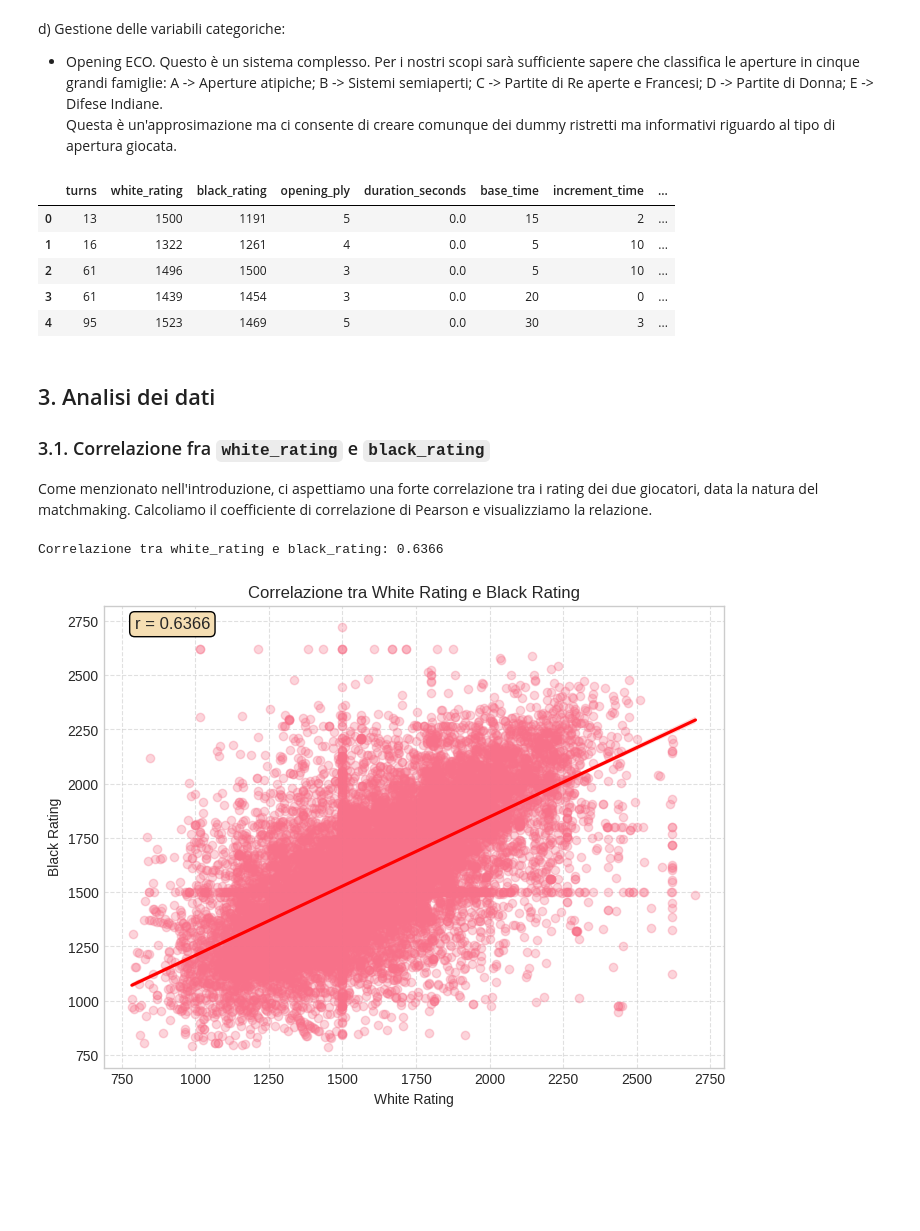
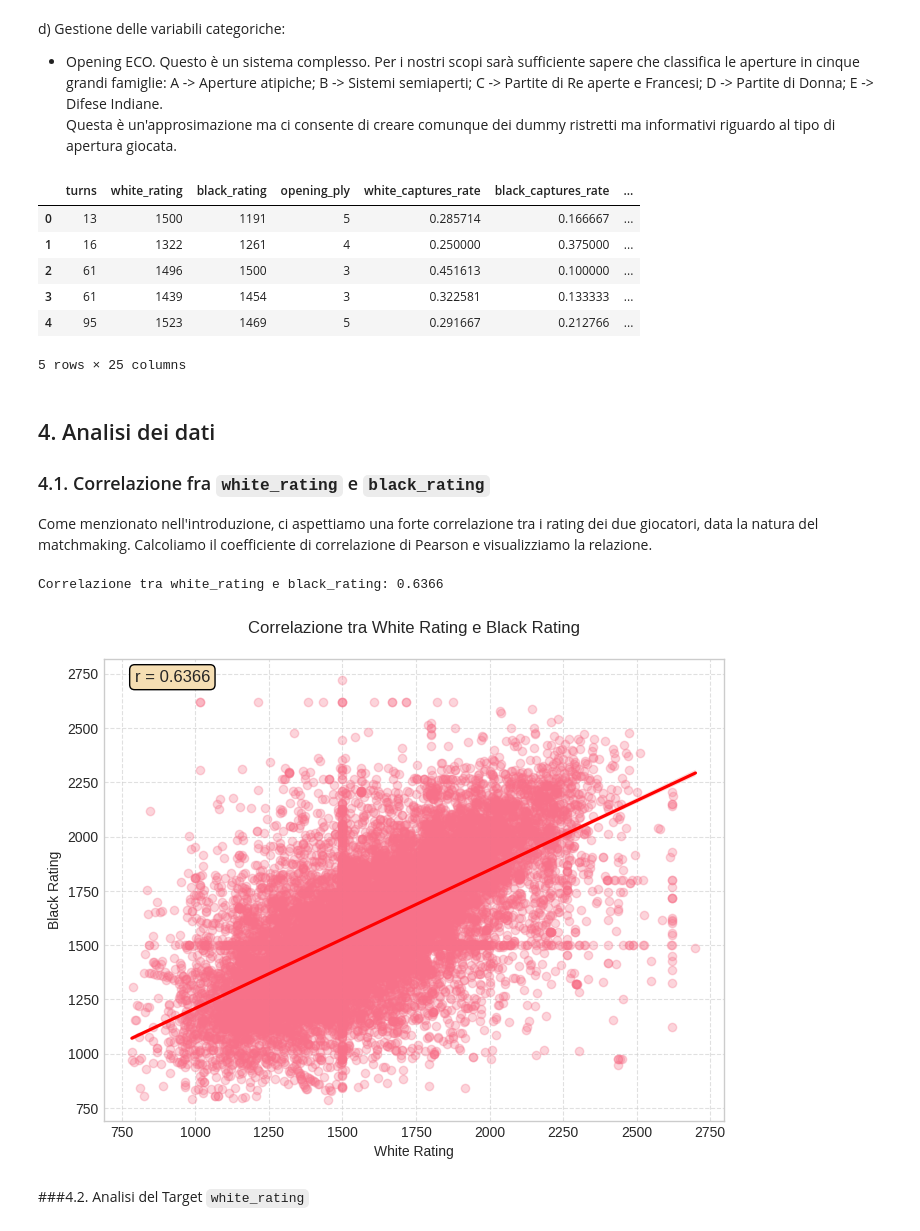
Before and after one commit to AndreaMorbello/Progetto-IA2, a Jupyter notebook: Notebooks/Notebook-IA2.ipynb, the cells around one changed output. Saved outputs shown, nothing was run; the diff lists cells and outputs as text; code cells hidden in the pictures; blank space fills up the shorter version.

Commit message:
Aggiunta nuove features estratte da moves e EDA

```diff
--- a/Notebooks/Notebook-IA2.ipynb
+++ b/Notebooks/Notebook-IA2.ipynb
@@ -96,0 +104,24 @@ Drive already mounted at /content/drive; to attempt to forcibly remount, call dr
+# %%
+moves = df_originale['moves']
+all_moves_split = moves.str.split()
+white_moves = all_moves_split.apply(lambda x: x[0::2])
+black_moves = all_moves_split.apply(lambda x: x[1::2])
+
+def calc_rate(moves_series, char):
+    """Calcola la frequenza di un carattere per mossa."""
+    counts = moves_series.apply(lambda x: sum(char in m for m in x))
+    return counts / moves_series.str.len()
+
+df['white_captures_rate'] = calc_rate(white_moves, 'x')
+df['black_captures_rate'] = calc_rate(black_moves, 'x')
+df['white_checks_rate'] = calc_rate(white_moves, '+')
+df['black_checks_rate'] = calc_rate(black_moves, '+')
+df['white_promotions_rate'] = calc_rate(white_moves, '=')
+df['black_promotions_rate'] = calc_rate(black_moves, '=')
+
+# Arrocco (ci basta controllare la presenza di O-O, arrocco corto, perché
+# O-O-O, arrocco lungo, ha O-O come sottostringa)
+df['white_castled'] = white_moves.apply(lambda x: int(any('O-O' in m for m in x)))
+df['black_castled'] = black_moves.apply(lambda x: int(any('O-O' in m for m in x)))
+
+df.head(5)
@@ -204,38 +262,41 @@ df = pd.get_dummies(df, columns=colonne_categoriali, dtype=int, drop_first=True)
 
 df.head()
 # %% [output]
-|  | turns | white_rating | black_rating | opening_ply | duration_seconds | base_time | increment_time | ... |
-| 0 | 13 | 1500 | 1191 | 5 | 0.0 | 15 | 2 | ... |
-| 1 | 16 | 1322 | 1261 | 4 | 0.0 | 5 | 10 | ... |
-| 2 | 61 | 1496 | 1500 | 3 | 0.0 | 5 | 10 | ... |
-| 3 | 61 | 1439 | 1454 | 3 | 0.0 | 20 | 0 | ... |
-| 4 | 95 | 1523 | 1469 | 5 | 0.0 | 30 | 3 | ... |
+|  | turns | white_rating | black_rating | opening_ply | white_captures_rate | black_captures_rate | ... |
+| 0 | 13 | 1500 | 1191 | 5 | 0.285714 | 0.166667 | ... |
+| 1 | 16 | 1322 | 1261 | 4 | 0.250000 | 0.375000 | ... |
+| 2 | 61 | 1496 | 1500 | 3 | 0.451613 | 0.100000 | ... |
+| 3 | 61 | 1439 | 1454 | 3 | 0.322581 | 0.133333 | ... |
+| 4 | 95 | 1523 | 1469 | 5 | 0.291667 | 0.212766 | ... |
+5 rows × 25 columns
 # %% [markdown]
-## 3. Analisi dei dati
+## 4. Analisi dei dati
 
-### 3.1. Correlazione fra `white_rating` e `black_rating`
+### 4.1. Correlazione fra `white_rating` e `black_rating`
 
 Come menzionato nell'introduzione, ci aspettiamo una forte correlazione tra i rating dei due giocatori, data la natura del matchmaking. Calcoliamo il coefficiente di correlazione di Pearson e visualizziamo la relazione.
 # %%
 import matplotlib.pyplot as plt
 import seaborn as sns
 
 correlation = df['white_rating'].corr(df['black_rating'])
 print(f"Correlazione tra white_rating e black_rating: {correlation:.4f}")
 
 plt.figure(figsize=(8, 6))
 sns.regplot(x='white_rating', y='black_rating', data=df,
             scatter_kws={'alpha': 0.3}, line_kws={'color': 'red'})
-plt.title('Correlazione tra White Rating e Black Rating')
+plt.title('Correlazione tra White Rating e Black Rating' + '\n')
 plt.xlabel('White Rating')
 plt.ylabel('Black Rating')
 
 plt.annotate(f'r = {correlation:.4f}', xy=(0.05, 0.95), xycoords='axes fraction',
              fontsize=12, bbox=dict(boxstyle='round', facecolor='wheat'))
 
 plt.grid(True, linestyle='--', alpha=0.6)
 plt.show()
 # %% [output]
 Correlazione tra white_rating e black_rating: 0.6366
-[figure, old version]
+[figure, new version]
+# %% [markdown]
+###4.2. Analisi del Target `white_rating`
 # %%
```
Also changed, not shown: parts of 10 cells of this notebook.
